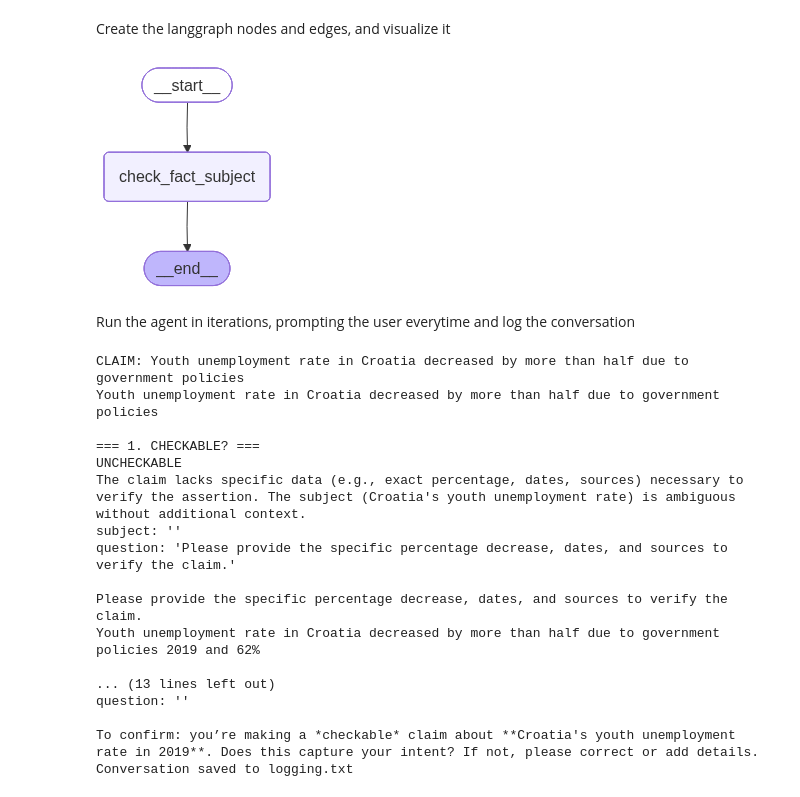
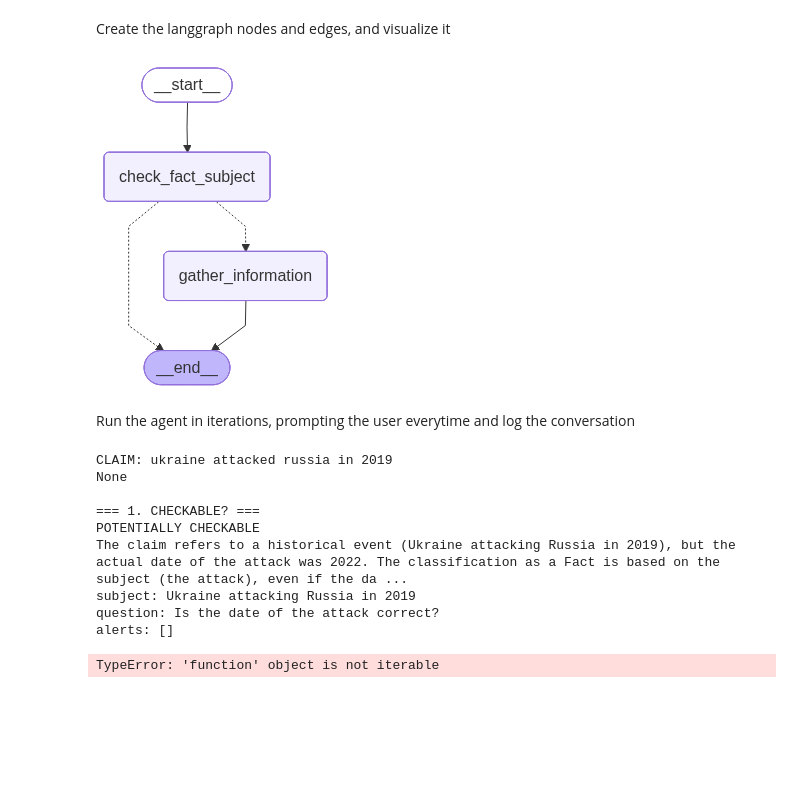
Before and after one commit to bcruijsberg/checkmate, a Jupyter notebook: Fact-check_claim_check.ipynb, the cells around one changed output. Drawn from its saved outputs; the diff is of its cells as text; code cells hidden in the pictures; blank space fills up the shorter version.

Commit message:
claim building, multiple nodes

```diff
--- a/Fact-check_claim_check.ipynb
+++ b/Fact-check_claim_check.ipynb
@@ -25,19 +25,24 @@ sys.path.append(os.path.abspath("./src"))
 The next part determines which data should be stored in AgentState (memory of the program), and how certain output should be structured using pydantic.
 # %%
 #%%writefile ./src/state_checkable.py
-"""State Definitions and Pydantic Schemas for testing if a claim is checkable.
+"""
+State Definitions and Pydantic Schemas for testing if a claim is checkable.
 
 This defines the state objects and structured schemas used for Checking on checkability and check worthiness
 of claims.
 """
 
-from typing import TypedDict, Annotated, Sequence, Literal, List, Optional
+from typing_extensions import TypedDict, Annotated, Sequence, Literal, List, Optional
 from langchain_core.messages import BaseMessage
 from langchain_core.output_parsers import PydanticOutputParser
 from pydantic import BaseModel, Field
 from operator import add as add_messages
-from langgraph.graph import MessagesState
+from langgraph.graph.message import MessagesState
 
+# Input state for the full agent
+class AgentInputState(MessagesState):
+    """Input state for the full agent - only contains messages from user input."""
+    pass
 
 # Create an object to hold the state of the agent
 class AgentState(TypedDict):
@@ -45,18 +50,29 @@ class AgentState(TypedDict):
     claim: str
     checkable: Optional[bool]
     subject: Optional[str]
-    quantitative: Optional[str]         # or "qualitative" with explanation
+    quantitative: Optional[bool]
+    precision: Optional[str]
     based_on: Optional[str]
-    await_user: Optional[bool]
-    confirmation: bool
+    confirmed: bool
     question: Optional[str]
+    alerts: List[str]
 
 #output models for structured output
 class SubjectResult(BaseModel):
     subject: str = Field("", description="Main subject of the claim, if identifiable")
-    checkable: Literal["CHECKABLE", "UNCHECKABLE"]
+    checkable: Literal["POTENTIALLY CHECKABLE", "UNCHECKABLE"]
     explanation: str
     question: str = Field("", description="Question to user for clarification if needed")
+    alerts: List[str] = Field([], description="Any alerts or warnings about the claim")
+
+
+class MoreInfoResult(BaseModel):
+    quantitative: bool
+    precision: str = Field("", description="How precise is it?")
+    based_on: str = Field("", description="how was the data collected or derived?")
+    explanation: str
+    question: str = Field("", description="Question to user for clarification if needed")
+    alerts: List[str] = Field([], description="Any alerts or warnings about the claim")
 # %% [markdown]
 The functions of all the nodes
 # %%
@@ -141,26 +222,37 @@ def check_fact_subject(state: AgentState) -> AgentState:
 # %% [markdown]
 Create the langgraph nodes and edges, and visualize it
 # %%
-graph = StateGraph(AgentState)
+"""
+Graph Definition for Checkable Nodes
+
+"""
+
+graph = StateGraph(AgentState, input_schema=AgentInputState)
+
 graph.add_node("check_fact_subject", check_fact_subject)
-
+graph.add_node("gather_information", gather_information)
 
 # Entry point
 graph.add_edge(START, "check_fact_subject")
+graph.add_edge("gather_information", END)
 
 fact_bot = graph.compile()
 
 #visualization
 try:
     from IPython.display import Image, display
     display(Image(fact_bot.get_graph().draw_mermaid_png()))
 except Exception:
     pass
 # %% [output]
-[figure, old version]
+[figure, new version]
 # %% [markdown]
 Run the agent in iterations, prompting the user everytime and log the conversation
 # %%
+"""S
+Main loop to run the agent interactively.
+"""
+
 def running_agent():
     conversation_history: List[BaseMessage] = []
 
@@ -176,9 +268,10 @@ def running_agent():
             "checkable": None,
             "subject": None,
             "quantitative": None,
+            "precision": None,
             "based_on": None,
             "await_user": False,
-            "confirmation": False,
+            "confirmed": False,
             "question": None,
         }
 
@@ -218,10 +311,10 @@ def running_agent():
             state["claim"] = state.get("claim") + " " + user_answer
 
             # If we just asked for confirmation, drop the flag so next turn proceeds
-            if result.get("confirmation"):
-                state["confirmation"] = False
+            if result.get("confirmed"):
+                state["confirmed"] = False
 
-            # Clear question to avoid stale reuse
+            # Clear question to avoid reuse of the same question
             state["question"] = None
 
         # Persist a readable log
@@ -242,20 +335,13 @@ def running_agent():
 # run it
 running_agent()
 # %% [output]
-CLAIM: Youth unemployment rate in Croatia decreased by more than half due to government policies
-Youth unemployment rate in Croatia decreased by more than half due to government policies
+CLAIM: ukraine attacked russia in 2019
+None
 
 === 1. CHECKABLE? ===
-UNCHECKABLE
-The claim lacks specific data (e.g., exact percentage, dates, sources) necessary to verify the assertion. The subject (Croatia's youth unemployment rate) is ambiguous without additional context.
-subject: ''
-question: 'Please provide the specific percentage decrease, dates, and sources to verify the claim.'
-
-Please provide the specific percentage decrease, dates, and sources to verify the claim.
-Youth unemployment rate in Croatia decreased by more than half due to government policies 2019 and 62%
-
-... (13 lines left out)
-question: ''
-
-To confirm: you’re making a *checkable* claim about **Croatia's youth unemployment rate in 2019**. Does this capture your intent? If not, please correct or add details.
-Conversation saved to logging.txt
+POTENTIALLY CHECKABLE
+The claim refers to a historical event (Ukraine attacking Russia in 2019), but the actual date of the attack was 2022. The classification as a Fact is based on the subject (the attack), even if the da ...
+subject: Ukraine attacking Russia in 2019
+question: Is the date of the attack correct?
+alerts: []
+TypeError: 'function' object is not iterable
```
Also changed, not shown: parts of 1 cell of this notebook, 4 other files.
